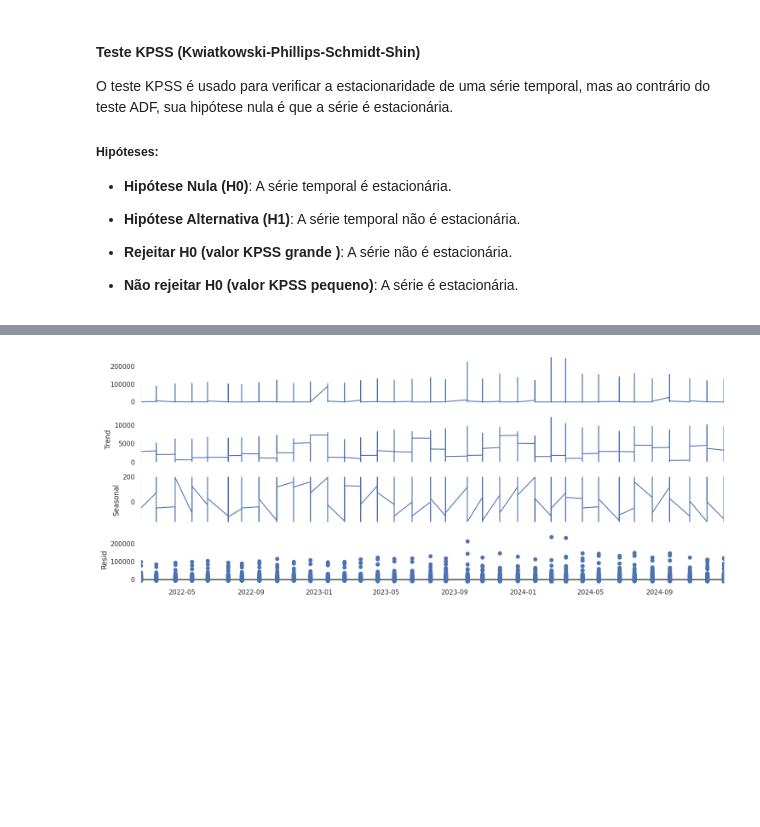
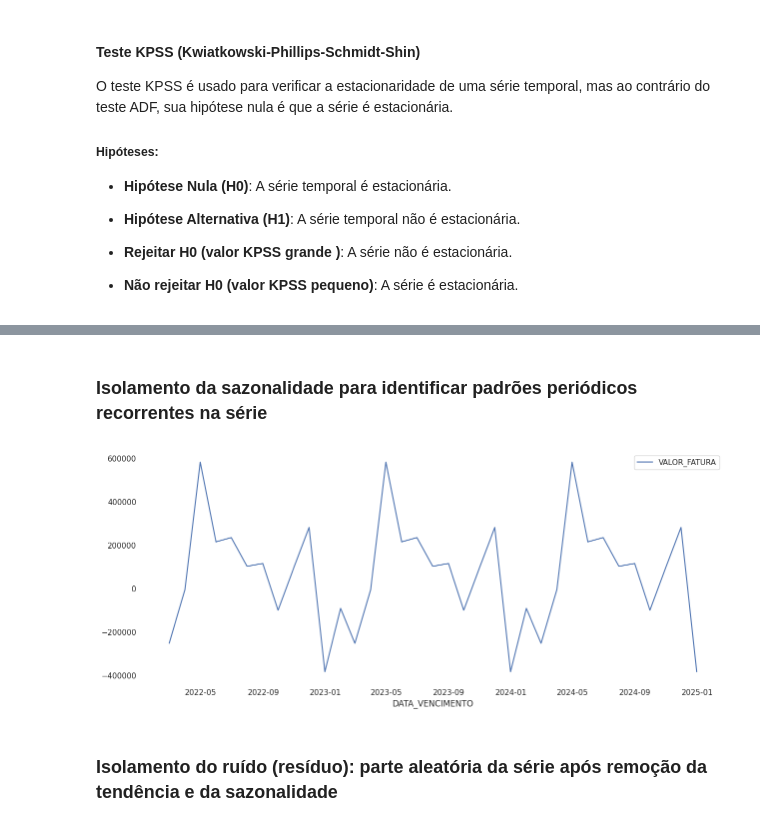
Before and after one commit to redsonlopez/forecast_water, a Jupyter notebook: notebooks/models/forecast_water.ipynb, the cells around one changed output, grey strips where cells are left out. Saved outputs shown, nothing was run; the diff lists cells and outputs as text; code cells hidden in the pictures; blank space fills up the shorter version.

```diff
--- a/notebooks/models/forecast_water.ipynb
+++ b/notebooks/models/forecast_water.ipynb
@@ -163,8 +162,10 @@ sns.lineplot(diferenca);
-# %%
-#### Decomposição com `seasonal_decompose` (modelo aditivo)
-from statsmodels.tsa.seasonal import seasonal_decompose
-
-decomposicao = seasonal_decompose(df, model="additive", period=30)
-decomposicao.plot();
-# %% [output]
-[figure, removed]
+# %% [markdown]
+### Isolamento da sazonalidade para identificar padrões periódicos recorrentes na série
+# %%
+season_index = df.index.month
+sazonalidade = diferenca.groupby(season_index).transform('mean')
+sns.lineplot(sazonalidade);
+# %% [output]
+[figure, added]
+# %% [markdown]
+### Isolamento do ruído (resíduo): parte aleatória da série após remoção da tendência e da sazonalidade
```
Also changed, not shown: parts of 11 cells of this notebook.
